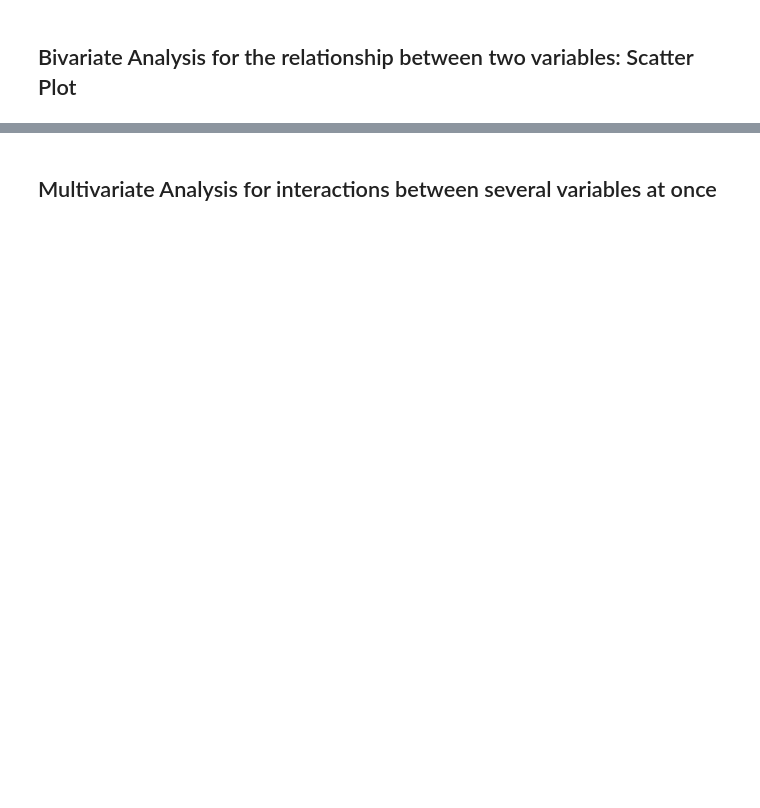
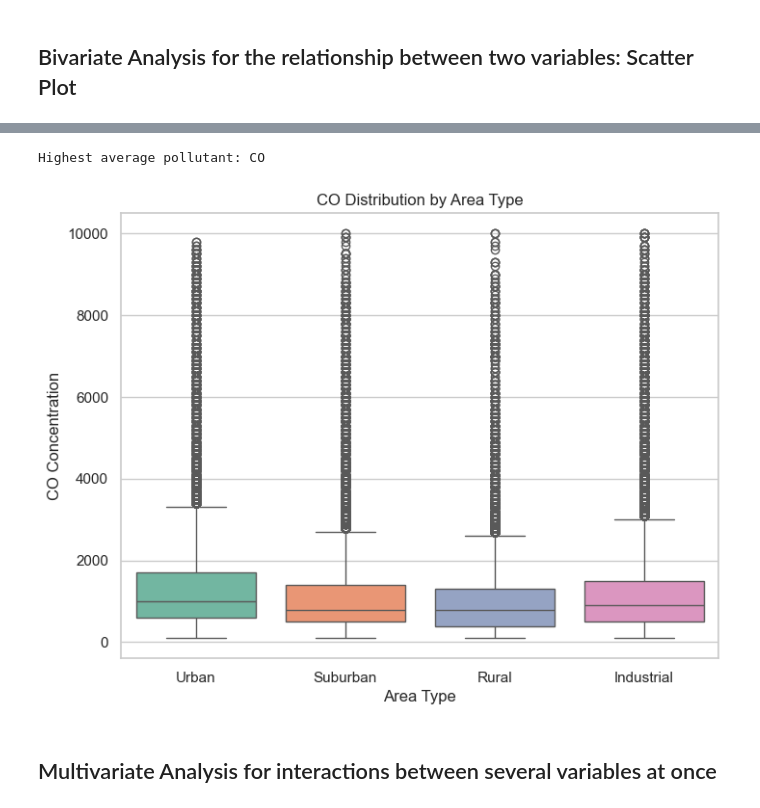
Before and after one commit to himshisehi/CMP7005_Programming-_for_Data_Analysis, a Jupyter notebook: st20317251_CMP7005_PRAC1.ipynb, the cells around one changed output, grey strips where cells are left out. Drawn from its saved outputs; the diff is of its cells as text; code cells hidden in the pictures; blank space fills up the shorter version.

```diff
--- a/st20317251_CMP7005_PRAC1.ipynb
+++ b/st20317251_CMP7005_PRAC1.ipynb
@@ -502,3 +503,23 @@ plt.show()
+# %%
+# Step 1: Compute average value of each pollutant
+pollutants = ['PM2.5', 'PM10', 'SO2', 'NO2', 'CO', 'O3']
+mean_values = air_quality_df[pollutants].mean()
+
+# Step 2: Identify pollutant with highest average
+highest_avg_pollutant = mean_values.idxmax()
+print(f"Highest average pollutant: {highest_avg_pollutant}")
+# %% [output]
+Highest average pollutant: CO
+# %%
+# Boxplot of that pollutant by Area (Category)
+plt.figure(figsize=(8, 6))
+sns.boxplot(x='Category', y=highest_avg_pollutant, data=air_quality_df, palette='Set2')
+plt.title(f'{highest_avg_pollutant} Distribution by Area Type')
+plt.xlabel('Area Type')
+plt.ylabel(f'{highest_avg_pollutant} Concentration')
+plt.show()
+# %% [output]
+[figure, added]
 # %% [markdown]
 ## Multivariate Analysis for interactions between several variables at once
 # %%
```
Also changed, not shown: parts of 22 cells of this notebook, 1 other file.
